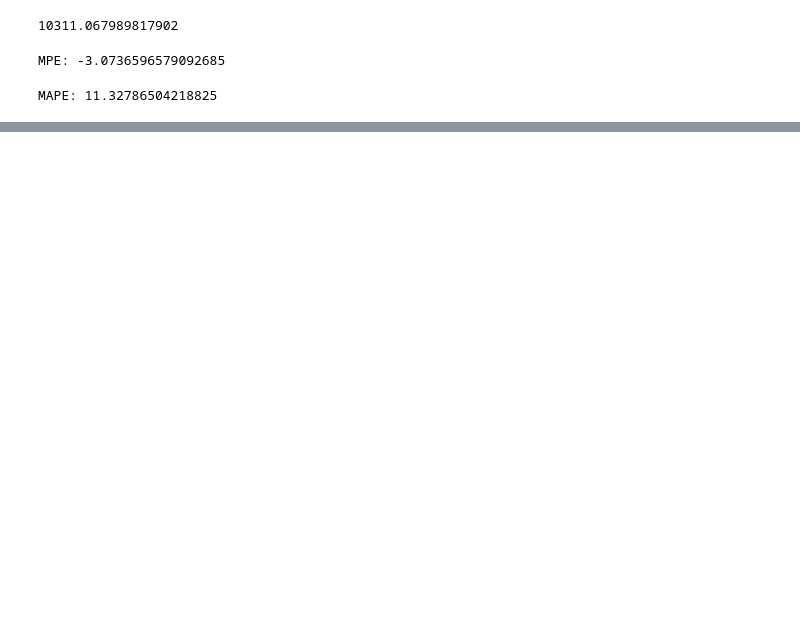
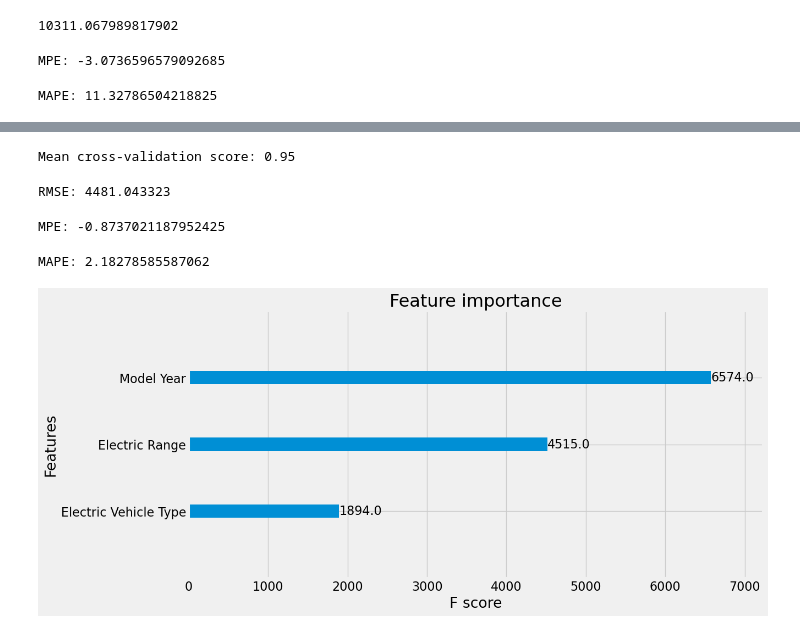
Before and after one commit to Makhathinit/Data-Science-and-Decision-science-journey, a Jupyter notebook: Numadic project 6.ipynb, the cells around one changed output, grey strips where cells are left out. Saved outputs shown, nothing was run; the diff lists cells and outputs as text; code cells hidden in the pictures; blank space fills up the shorter version.

```diff
--- a/Numadic project 6.ipynb
+++ b/Numadic project 6.ipynb
@@ -470,0 +373,12 @@ print(GS.best_score_)
+# %%
+from xgboost import XGBRegressor
+xgb_model = XGBRegressor(eval_metric='rmsle')
+# %%
+from sklearn.model_selection import GridSearchCV
+# make a dictionary of hyperparameter values to searc
+param_grid = {"max_depth":    [4, 5, 6],
+              "n_estimators": [500, 600, 700],
+              "learning_rate": [0.01, 0.015]}
+
+# try out every combination of the above values
+search = GridSearchCV(xgb_model, param_grid, cv=5).fit(X_train, y_train)
@@ -470,0 +394,7 @@ print(GS.best_score_)
+# %%
+xgb_model=XGBRegressor(learning_rate = search.best_params_["learning_rate"],
+                           n_estimators  = search.best_params_["n_estimators"],
+                           max_depth     = search.best_params_["max_depth"],
+                           eval_metric='rmsle')
+
+xgb_model.fit(y_train, X_train)
@@ -470,0 +413,44 @@ print(GS.best_score_)
+# %%
+from sklearn.model_selection import cross_val_score, KFold
+scores = cross_val_score(xgb_model, X_train, y_train,cv=10)
+print("Mean cross-validation score: %.2f" % scores.mean())
+# %% [output]
+Mean cross-validation score: 0.95
+# %%
+xgb_model.fit(X_train,y_train)
+
+predictions = xgb_model.predict(X_test)
+# %%
+#Assessing the model using RMSE
+from sklearn.metrics import mean_squared_error
+rmse = np.sqrt(mean_squared_error(y_test, predictions))
+print("RMSE: %f" % (rmse))
+# %% [output]
+RMSE: 4481.043323
+# %%
+#Calculating MPE
+def MPE(predictions,y_test):
+    return ( ((y_test - predictions) / y_test).mean()) * 100
+
+print ('MPE: ' + str(MPE(predictions,y_test)) )
+# %% [output]
+MPE: -0.8737021187952425
+# %%
+#Calculating MAPE
+def MAPE(predictions,y_test):
+    return np.mean(np.abs((y_test - predictions) / y_test)) * 100
+
+print ('MAPE: ' + str(MAPE(predictions,y_test)) )
+# %% [output]
+MAPE: 2.18278585587062
+# %%
+from xgboost import plot_importance
+import matplotlib.pyplot as plt
+plt.style.use('fivethirtyeight')
+plt.rcParams.update({'font.size': 16})
+
+fig, ax = plt.subplots(figsize=(12,6))
+plot_importance(xgb_model, max_num_features=4, ax=ax)
+plt.show();
+# %% [output]
+[figure, added]
```
Also changed, not shown: parts of 16 cells of this notebook.
